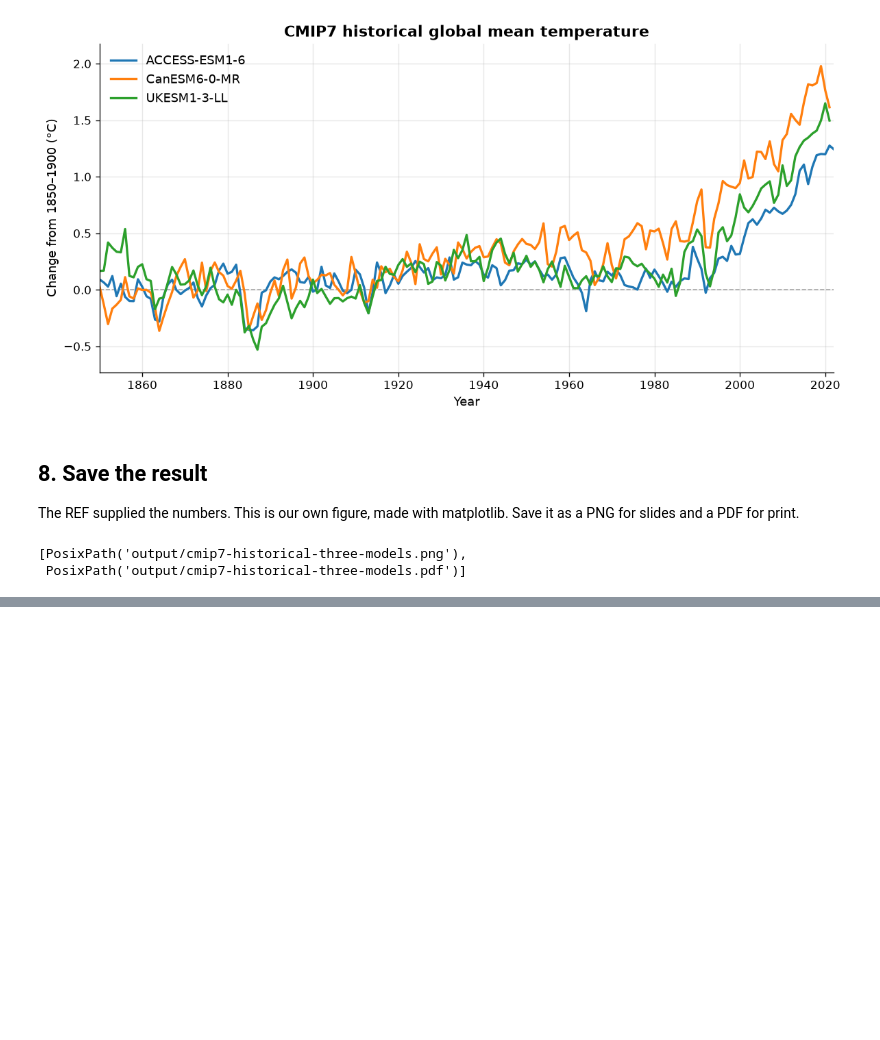
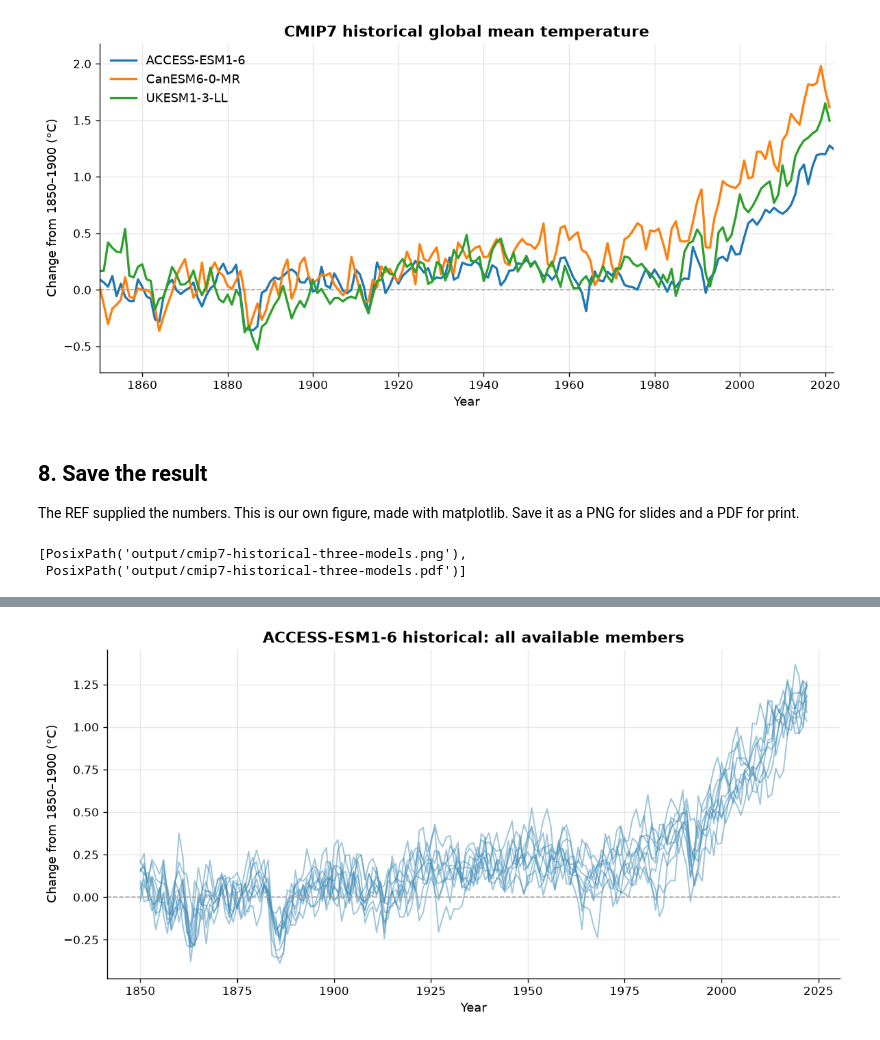
Before and after one commit to Climate-REF/climate-ref-tutorials, a Jupyter notebook: notebooks/03-publication-figure.ipynb, the cells around one changed output, grey strips where cells are left out. Drawn from its saved outputs; the diff is of its cells as text; code cells hidden in the pictures; blank space fills up the shorter version.

```diff
--- a/notebooks/03-publication-figure.ipynb
+++ b/notebooks/03-publication-figure.ipynb
@@ -175,0 +182,16 @@ written
+# %%
+access_members = [
+    value for value in values
+    if is_historical_tas(value)
+    and value.dimensions.additional_properties.get("source_id")
+    == "ACCESS-ESM1-6"
+]
+access_members.sort(
+    key=lambda value: int(
+        value.dimensions["variant_label"].split("i")[0][1:]
+    )
+)
+if not access_members:
+    raise ValueError("No ACCESS-ESM1-6 historical members found")
+print("Members:", len(access_members))
+print([value.dimensions["variant_label"] for value in access_members])
@@ -175,0 +206,18 @@ written
+# %%
+member_series = {
+    value.dimensions["variant_label"]: temperature_change(value)
+    for value in access_members
+}
+fig_members, ax_members = plt.subplots(figsize=(10, 5))
+for member in member_series.values():
+    ax_members.plot(member.index, member.values,
+                    color="#438eb8", alpha=0.5, linewidth=1.2)
+ax_members.axhline(0, color="0.65", linewidth=1, linestyle="--")
+ax_members.set_xlabel("Year")
+ax_members.set_ylabel("Change from 1850–1900 (°C)")
+ax_members.set_title("ACCESS-ESM1-6 historical: all available members")
+fig_members.tight_layout()
+display(fig_members)
+plt.close(fig_members)
+# %% [output]
+[figure, added]
```
Also changed, not shown: parts of 8 cells of this notebook, 1 other file.
